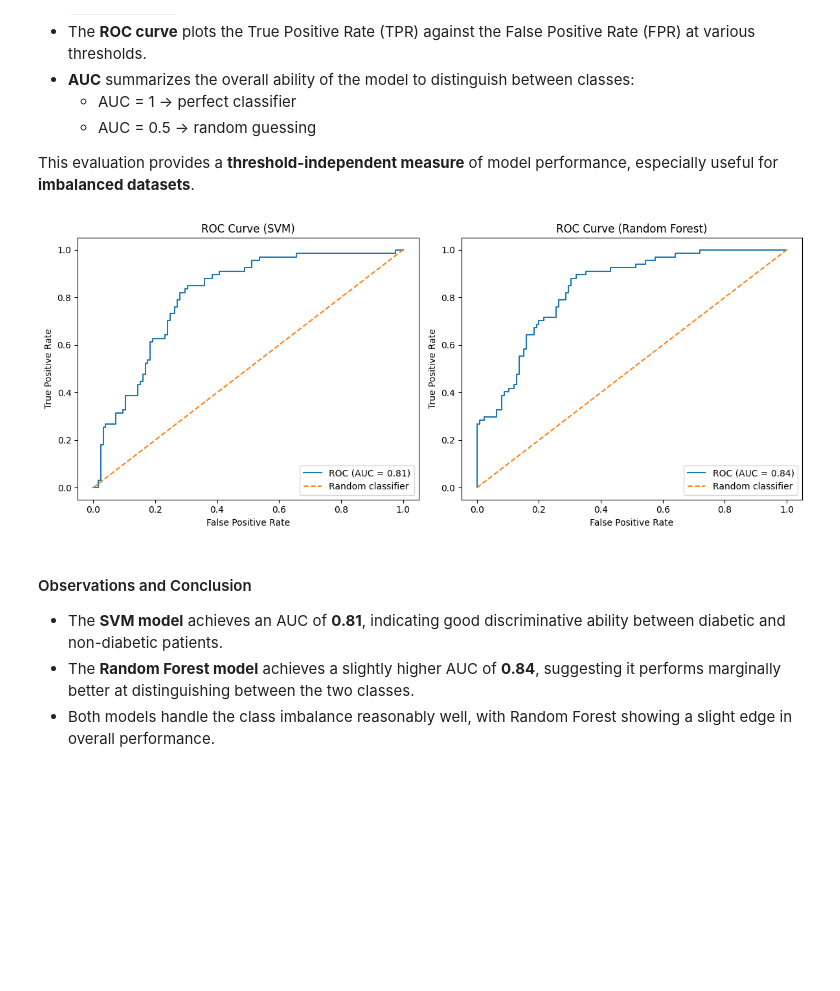
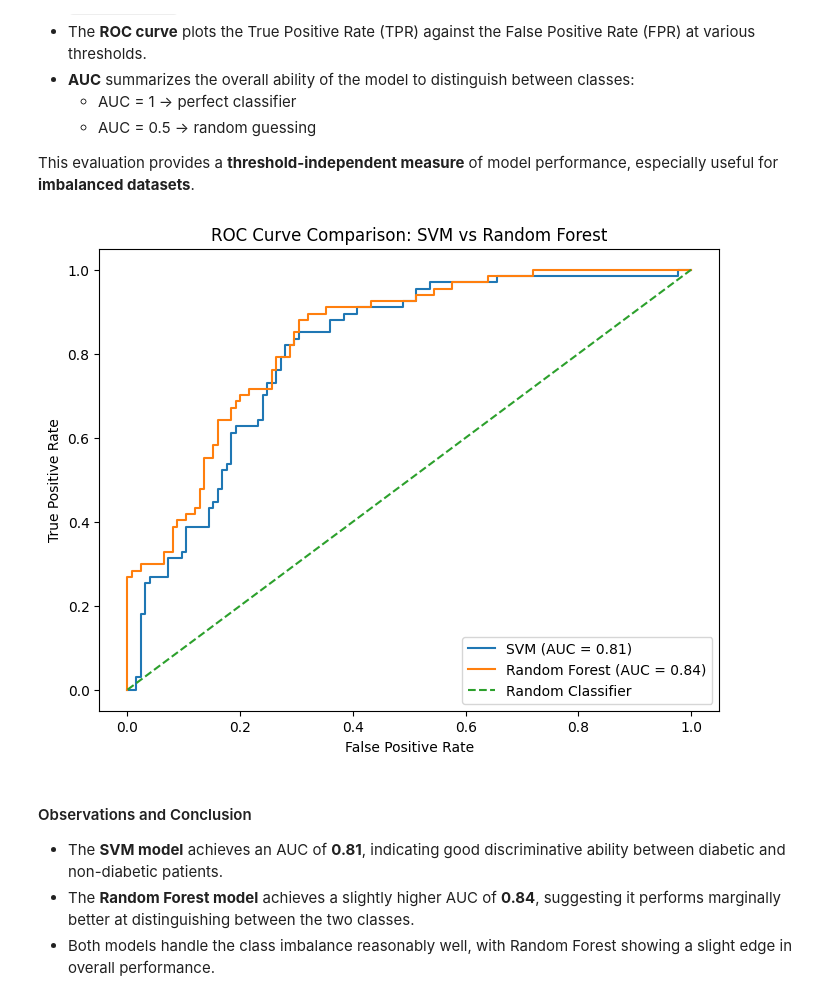
Before and after one commit to Bivid-npr/machine_learning_for_diabetes, a Jupyter notebook: ML_for_diabetes.ipynb, the cells around one changed output. Cells and saved outputs as stored; diff of their text form; code cells hidden in the pictures; blank space fills up the shorter version.

```diff
--- a/ML_for_diabetes.ipynb
+++ b/ML_for_diabetes.ipynb
@@ -500,28 +530,32 @@ y_score = rf_model.predict_proba(X_test)[:, 1]
 fpr_rf, tpr_rf, thresholds_rf = roc_curve(y_test, y_score)
 roc_auc_rf = auc(fpr_rf, tpr_rf)
 # %%
-fig, axes = plt.subplots(1, 2, figsize=(12, 5))
+plt.figure(figsize=(8, 6))
 
 # SVM ROC
-axes[0].plot(fpr_svm, tpr_svm, label=f'ROC (AUC = {roc_auc_svm:.2f})')
-axes[0].plot([0, 1], [0, 1], linestyle='--', label='Random classifier')
-axes[0].set_xlabel('False Positive Rate')
-axes[0].set_ylabel('True Positive Rate')
-axes[0].set_title('ROC Curve (SVM)')
-axes[0].legend(loc='lower right')
+plt.plot(
+    fpr_svm,
+    tpr_svm,
+    label=f"SVM (AUC = {roc_auc_svm:.2f})"
+)
 
 # Random Forest ROC
-axes[1].plot(fpr_rf, tpr_rf, label=f'ROC (AUC = {roc_auc_rf:.2f})')
-axes[1].plot([0, 1], [0, 1], linestyle='--', label='Random classifier')
-axes[1].set_xlabel('False Positive Rate')
-axes[1].set_ylabel('True Positive Rate')
-axes[1].set_title('ROC Curve (Random Forest)')
-axes[1].legend(loc='lower right')
+plt.plot(
+    fpr_rf,
+    tpr_rf,
+    label=f"Random Forest (AUC = {roc_auc_rf:.2f})"
+)
 
-plt.tight_layout()
+# Random classifier baseline
+plt.plot([0, 1], [0, 1], linestyle='--', label="Random Classifier")
+
+plt.xlabel("False Positive Rate")
+plt.ylabel("True Positive Rate")
+plt.title("ROC Curve Comparison: SVM vs Random Forest")
+plt.legend(loc="lower right")
 plt.show()
 # %% [output]
-[figure, old version]
+[figure, new version]
 # %% [markdown]
 #### Observations and Conclusion
 
```
Also changed, not shown: parts of 8 cells of this notebook.
